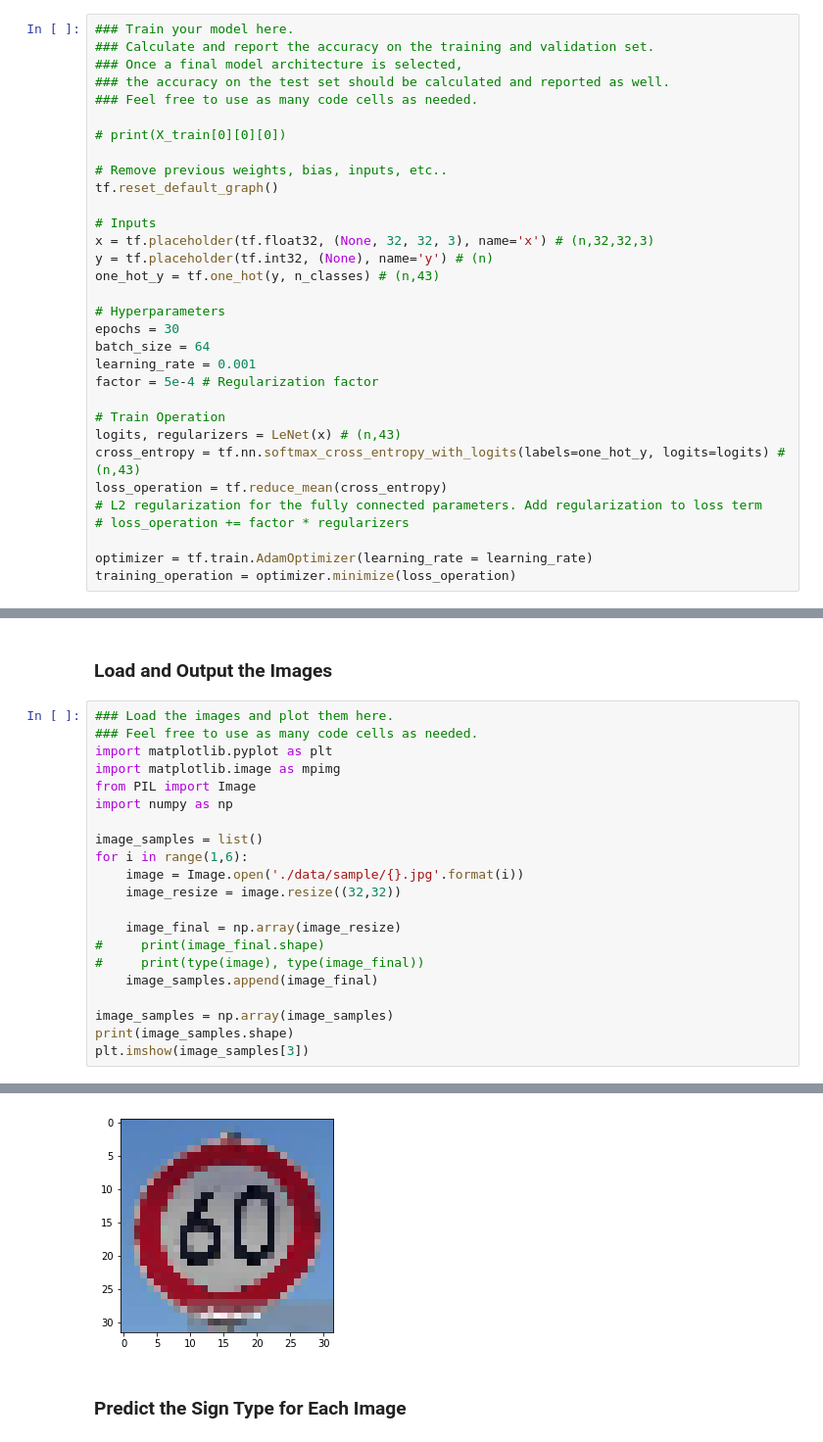
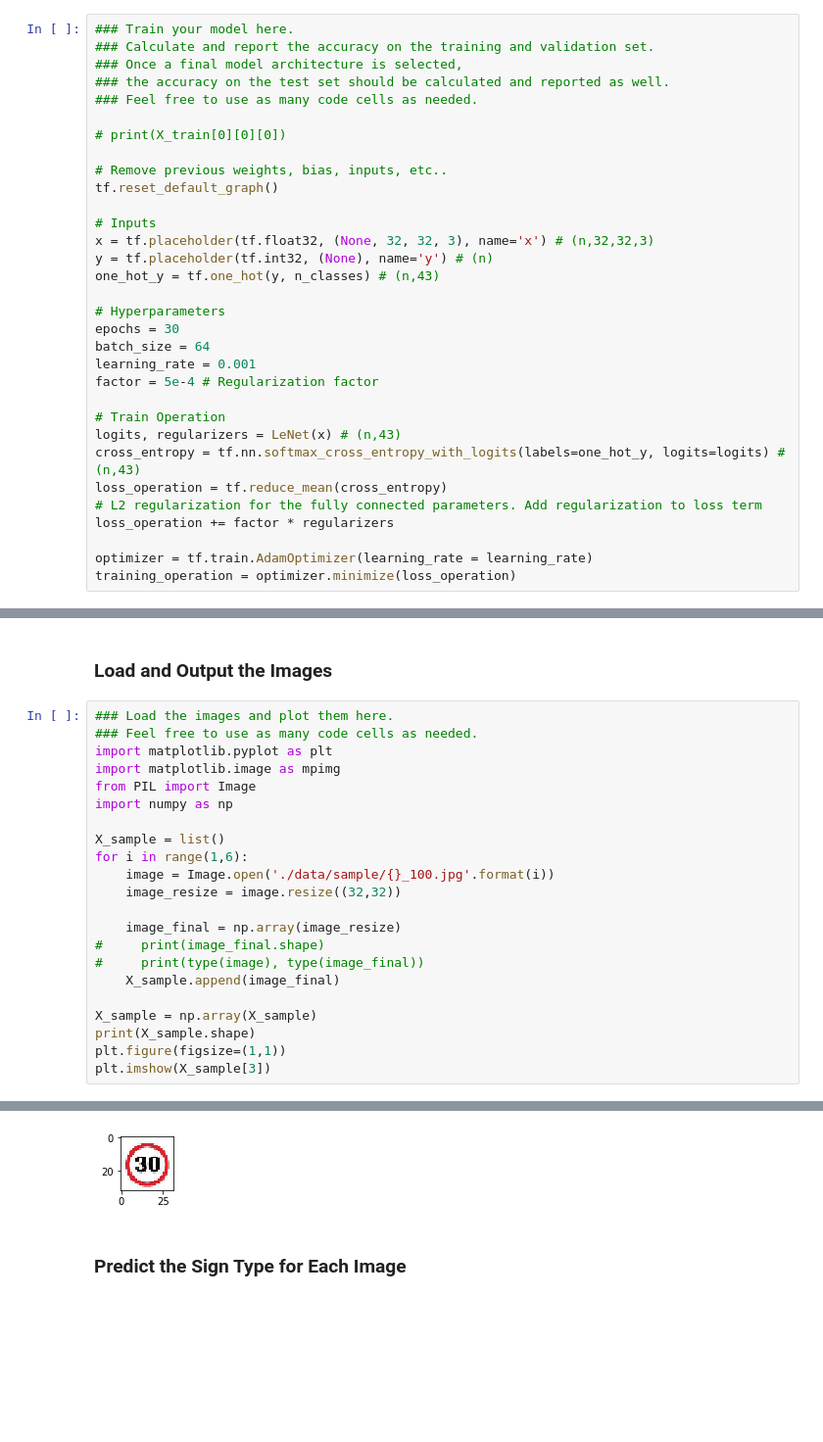
Before and after one commit to fengjihua/CarND-Traffic-Sign-Classifier-P2, a Jupyter notebook: Traffic_Sign_Classifier.ipynb, the cells around one changed output, grey strips where cells are left out. Shown: that part at 98% size. Drawn from its saved outputs; the diff is of its cells as text; blank space fills up the shorter version.

```diff
--- a/Traffic_Sign_Classifier.ipynb
+++ b/Traffic_Sign_Classifier.ipynb
@@ -295,7 +373,7 @@ logits, regularizers = LeNet(x) # (n,43)
 cross_entropy = tf.nn.softmax_cross_entropy_with_logits(labels=one_hot_y, logits=logits) # (n,43)
 loss_operation = tf.reduce_mean(cross_entropy)
 # L2 regularization for the fully connected parameters. Add regularization to loss term
-# loss_operation += factor * regularizers
+loss_operation += factor * regularizers
 
 optimizer = tf.train.AdamOptimizer(learning_rate = learning_rate)
 training_operation = optimizer.minimize(loss_operation)
@@ -419,28 +497,29 @@ You may find `signnames.csv` useful as it contains mappings from the class id (i
 # %%
 ### Load the images and plot them here.
 ### Feel free to use as many code cells as needed.
 import matplotlib.pyplot as plt
 import matplotlib.image as mpimg
 from PIL import Image
 import numpy as np
 
-image_samples = list()
+X_sample = list()
 for i in range(1,6):
-    image = Image.open('./data/sample/{}.jpg'.format(i))
+    image = Image.open('./data/sample/{}_100.jpg'.format(i))
     image_resize = image.resize((32,32))
 
     image_final = np.array(image_resize)
 #     print(image_final.shape)
 #     print(type(image), type(image_final))
-    image_samples.append(image_final)
+    X_sample.append(image_final)
 
-image_samples = np.array(image_samples)
-print(image_samples.shape)
-plt.imshow(image_samples[3])
+X_sample = np.array(X_sample)
+print(X_sample.shape)
+plt.figure(figsize=(1,1))
+plt.imshow(X_sample[3])
 # %% [output]
 (5, 32, 32, 3)
 <matplotlib.image.AxesImage at 0x...>
-[figure, old version]
+[figure, new version]
 # %% [markdown]
 ### Predict the Sign Type for Each Image
 # %%
```
Also changed, not shown: parts of 19 cells of this notebook, 17 other files.
